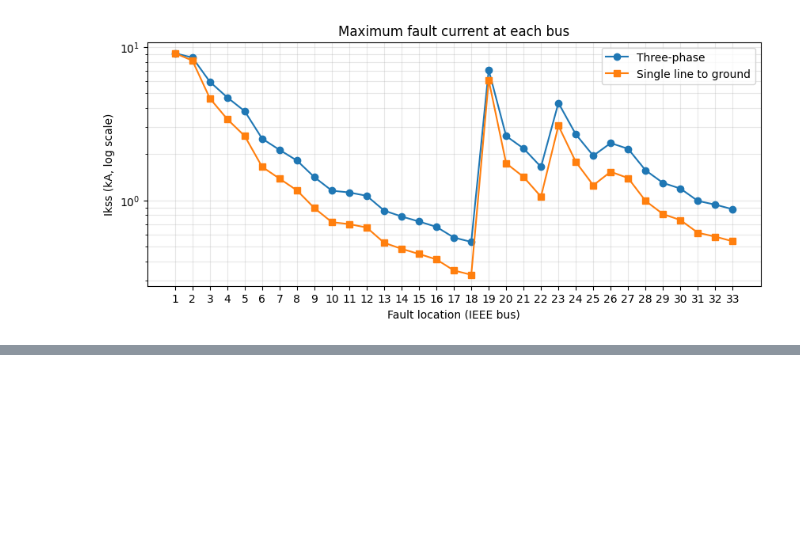
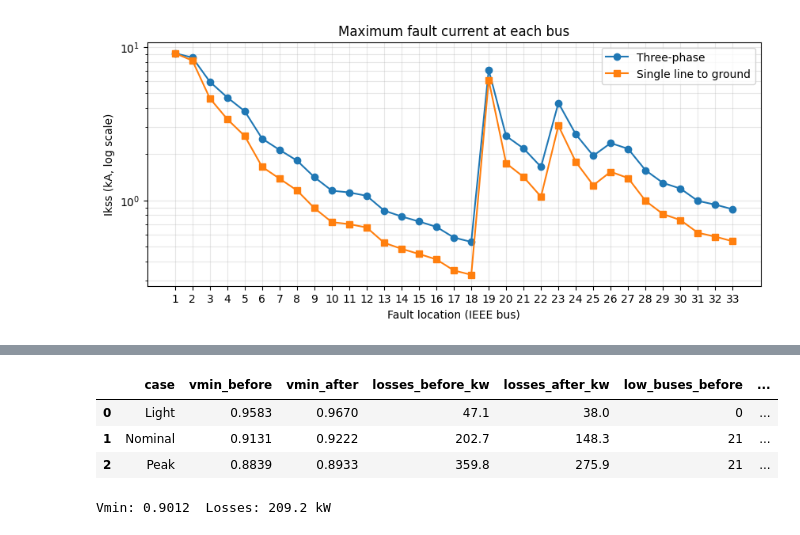
Before and after one commit to yilunge6-cyber/p6-ieee33-loadflow, a Jupyter notebook: notebooks/p6_analysis.ipynb, the cells around one changed output, grey strips where cells are left out. Drawn from its saved outputs; the diff is of its cells as text; code cells hidden in the pictures; blank space fills up the shorter version.

Commit message:
Day 5: sensitivity and mitigation

```diff
--- a/notebooks/p6_analysis.ipynb
+++ b/notebooks/p6_analysis.ipynb
@@ -275,0 +365,31 @@ plt.show()
+# %%
+best = int(best_loss.bus_ieee) - 1         # or best_volt, if you chose voltage
+rows = []
+for name, s in [("Light", 0.5), ("Nominal", 1.0), ("Peak", 1.3)]:
+    before, v0 = run_scenario(base, s)
+    after = with_cap(base, best, scale=s)
+    rows.append({
+        "case": name,
+        "vmin_before": before["vmin_pu"], "vmin_after": after["vmin_pu"],
+        "losses_before_kw": before["losses_kw"], "losses_after_kw": after["losses_kw"],
+        "low_buses_before": before["buses_below_095"], "low_buses_after": after["buses_below_095"],
+        "vmax_before": round(v0.max(), 4), "vmax_after": after["vmax_pu"],
+    })
+table5 = pd.DataFrame(rows)
+table5["loss_cut_pct"] = (100 * (1 - table5.losses_after_kw / table5.losses_before_kw)).round(1)
+table5.to_csv("results/table5_mitigation.csv", index=False)
+table5
+# %% [output]
+|  | case | vmin_before | vmin_after | losses_before_kw | losses_after_kw | low_buses_before | ... |
+| 0 | Light | 0.9583 | 0.9670 | 47.1 | 38.0 | 0 | ... |
+| 1 | Nominal | 0.9131 | 0.9222 | 202.7 | 148.3 | 21 | ... |
+| 2 | Peak | 0.8839 | 0.8933 | 359.8 | 275.9 | 21 | ... |
+# %%
+r = copy.deepcopy(base)
+tie_18_33 = r.line[(~r.line.in_service) & (r.line.from_bus.isin([17, 32])) & (r.line.to_bus.isin([17, 32]))].index
+r.line.loc[tie_18_33, "in_service"] = True          # close tie 18-33
+r.line.loc[r.line[(r.line.from_bus == 13) & (r.line.to_bus == 14)].index, "in_service"] = False   # open line 14-15
+pp.runpp(r)
+print("Vmin:", round(r.res_bus.vm_pu.min(), 4), " Losses:", round(r.res_line.pl_mw.sum() * 1000, 1), "kW")
+# %% [output]
+Vmin: 0.9012  Losses: 209.2 kW
```
Also changed, not shown: parts of 5 cells of this notebook.
